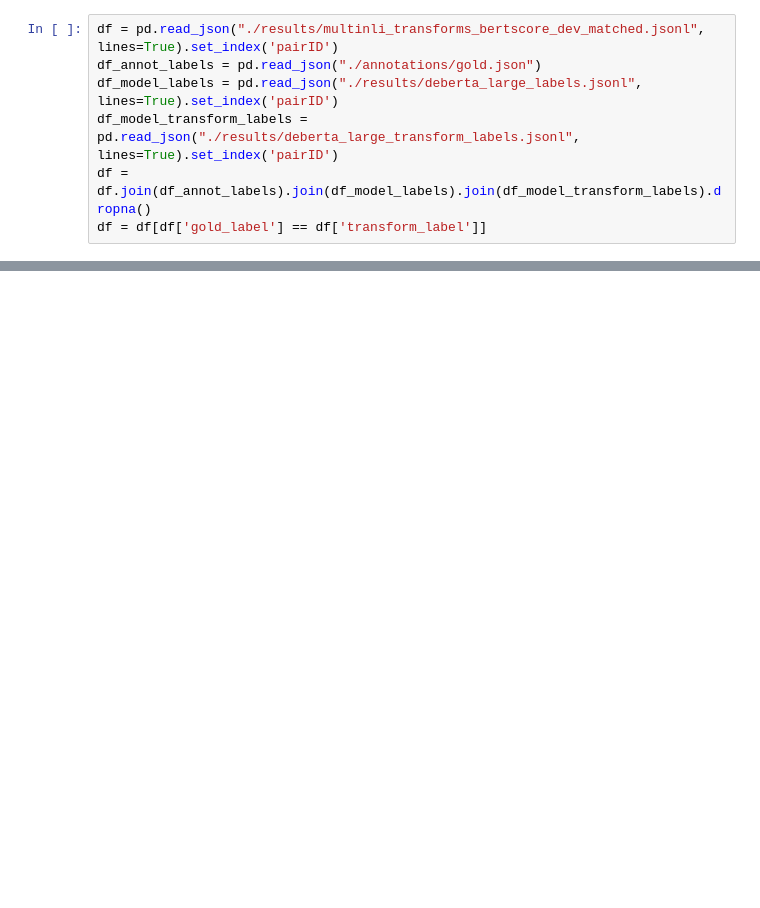
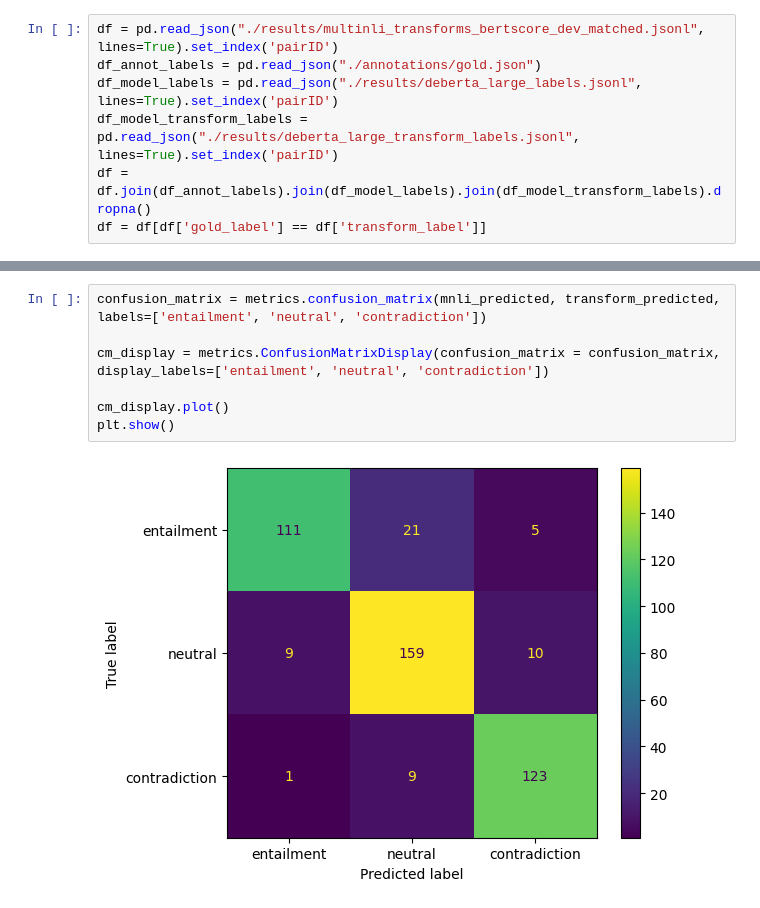
Before and after one commit to emeijerhof/gpt-challenge-dataset, a Jupyter notebook: label_metrics.ipynb, the cells around one changed output, grey strips where cells are left out. Drawn from its saved outputs; the diff is of its cells as text; blank space fills up the shorter version.

```diff
--- a/label_metrics.ipynb
+++ b/label_metrics.ipynb
@@ -42,0 +90,9 @@ travel
+# %%
+confusion_matrix = metrics.confusion_matrix(mnli_predicted, transform_predicted, labels=['entailment', 'neutral', 'contradiction'])
+
+cm_display = metrics.ConfusionMatrixDisplay(confusion_matrix = confusion_matrix, display_labels=['entailment', 'neutral', 'contradiction'])
+
+cm_display.plot()
+plt.show()
+# %% [output]
+[figure, added]
```
Also changed, not shown: parts of 13 cells of this notebook.
